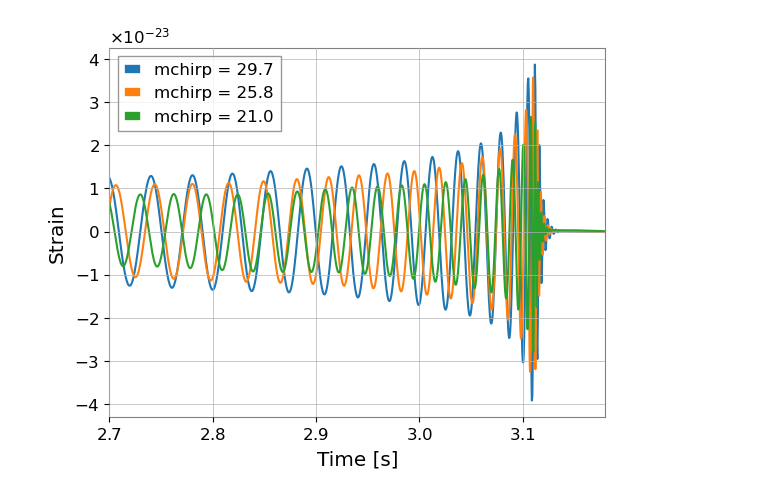
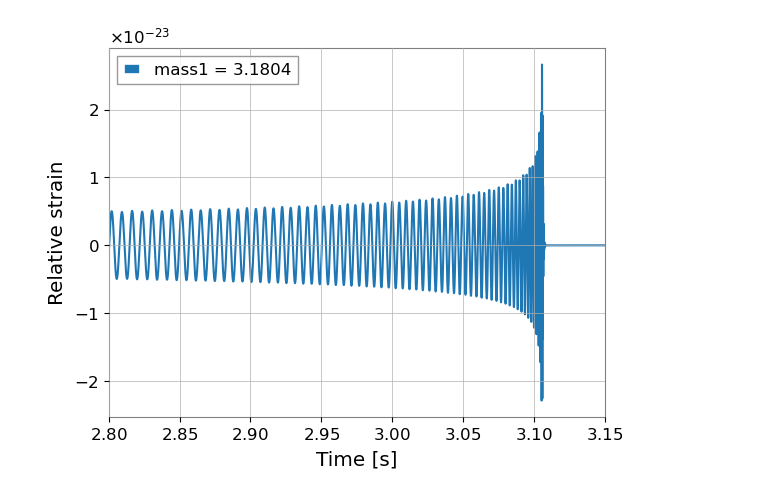
Before and after one commit to Glorieux-Victor/Internship_Victor_CBC_ET, a Jupyter notebook: code_Adrian/MLE_pipeline/src/complmentary_analyses.ipynb, the cells around one changed output. Cells and saved outputs as stored; diff of their text form; code cells hidden in the pictures.

Commit message:
better signal comparisons in frequency domain thanks to better signal modelisation + try minimisation of type2

```diff
--- a/code_Adrian/MLE_pipeline/src/complmentary_analyses.ipynb
+++ b/code_Adrian/MLE_pipeline/src/complmentary_analyses.ipynb
@@ -36,21 +22,27 @@ AttributeError: 'FrequencySeries' object has no attribute 'get_sample'
 # %%
-import matplotlib.pyplot as plt
-import numpy as np
-import pandas as pd
-from scipy.interpolate import interp1d
-from pycbc.types import FrequencySeries
-from likelihood import MDCGaussianNoise
+# cbc_params = {
+#               'mass1': 38.6,
+#               'mass2': 29.3,
+#               'spin1x': 0., 'spin2x': 0.,  'spin1y': 0., 'spin2y': 0.,  'spin1z': 0, 'spin2z': 0,
+#               'eccentricity': 0,
+#               'ra': 1.37, 'dec': -1.26, 'distance': 500,
+#               'polarization': 2.76, 'inclination': 0,
+#               'tc': 3.1 , 'coa_phase': 0.3,
+#               'approximant': 'IMRPhenomXPHM',
+#               'f_lower': 5
+#                 }
+
 
 cbc_params = {
-              'mass1': 38.6,
-              'mass2': 29.3,
+              'mass1': 3.180400e+00,
+              'mass2': 2.227131e+00,
               'spin1x': 0., 'spin2x': 0.,  'spin1y': 0., 'spin2y': 0.,  'spin1z': 0, 'spin2z': 0,
               'eccentricity': 0,
-              'ra': 1.37, 'dec': -1.26, 'distance': 10000,
-              'polarization': 2.76, 'inclination': 0,
-              'tc': 3.1 , 'coa_phase': 0.3,
+              'ra': -3.065290e-01, 'dec': 2.901400e-01, 'distance': 9.536026e+02,
+              'polarization': 2.283565e+00, 'inclination': 2.586509e+00,
+              'tc': 3.1 , 'coa_phase': 5.331577e+00,
               'approximant': 'IMRPhenomXPHM',
-              'f_lower': 5
+              'f_lower': 5, 'z' : 1.895000e-01
                 }
 
 ifos=['E1', 'E2', 'E3']
@@ -71,54 +63,15 @@ for ifo in ifos :
     psd_pycbc = FrequencySeries(psd_pycbc, delta_f=delta_f)
     psds[ifo] = psd_pycbc
 
-print(psds)
-
 
 model = MDCGaussianNoise(signal, psds)
 
-mass2 = cbc_params['mass2']
-masses = {'A' : 40, 'B' : 30, 'C' : 20}
-mchirp = {'A' : round(mchirp_from_mass1_mass2(masses['A'],mass2),1),'B' : round(mchirp_from_mass1_mass2(masses['B'],mass2),1),
-          'C' : round(mchirp_from_mass1_mass2(masses['C'],mass2),2)}
-
-fig_ts = plt.figure()
-ax_ts = fig_ts.gca()
-fig_fs = plt.figure()
-ax_fs = fig_fs.gca()
-# for key, val in masses.items():
-#     cbc_params['mass1'] = val
-#     model.maximized_params = cbc_params
-#     reconstructed_signal_fdomain, reconstructed_signal_tdomain = model.reconstruct_signal()
-#     ax_ts.plot(reconstructed_signal_tdomain['E1'].get_sample_times(),reconstructed_signal_tdomain['E1'],label = r'mchirp = {}'.format(mchirp[key]))
-#     tsgwpy = pycbc_to_gwpy(reconstructed_signal_tdomain)
-#     psd_opti = tsgwpy['E1'].psd()
-#     ax_fs.loglog(psd_opti.frequencies,psd_opti,label = r'mass1 = {}'.format(mchirp[key]))
-
-for key, val in masses.items():
-    cbc_params['mass1'] = val
-    model.maximized_params = cbc_params
-    reconstructed_signal_fdomain, reconstructed_signal_tdomain = model.reconstruct_signal()
-    ax_ts.plot(reconstructed_signal_tdomain['E1'].get_sample_times(),reconstructed_signal_tdomain['E1'],label = r'mchirp = {}'.format(mchirp[key]))
-    tsgwpy = pycbc_to_gwpy(reconstructed_signal_tdomain)
-    psd_opti = tsgwpy['E1'].psd()
-    freq_array = psd_opti.frequencies
-    psd_ET = FrequencySeries(psd_of_f(freq_array), delta_f=psd_pycbc.delta_f)
-    val = psd_opti.value + psd_ET
-    ax_fs.loglog(freq_array,psd_opti,label = r'mass1 = {}'.format(mchirp[key]))
 
 
-ET10km = pd.read_csv('../input/ET10km_columns.txt',sep = ' ',names=["frequencies", "A", "B", "C"])
-ax_fs.loglog(ET10km['frequencies'],ET10km['C'],label = 'Nominal noise PSD')
-ax_ts.legend()
-ax_fs.legend()
-ax_ts.set_xlabel('Time [s]')
-ax_fs.set_xlabel('Frequency [Hz]')
-ax_ts.set_ylabel('Strain')
-ax_fs.set_ylabel('PSD [1/Hz]')
-plt.tight_layout
+mass1 = {'param' : 'mass1', 'A' : 3.180400e+00}
+spins = {'param' : 'spin1z', 'A' : 1, 'B' : 0, 'C' : -1}
+# mchirp = {'A' : round(mchirp_from_mass1_mass2(mass1['A'],mass2),1),'B' : round(mchirp_from_mass1_mass2(mass1['B'],mass2),1),
+#           'C' : round(mchirp_from_mass1_mass2(mass1['C'],mass2),2)}
 
-ax_fs.set_xlim(4,1000)
-ax_fs.set_ylim(10e-70,10e-44)
-
-ax_ts.set_xlim(2.7,3.18)
+comparison_signals_params(model,mass1,cbc_params)
 # %% [output]
@@ -136 +85 @@ Segment duration: 64.0s
-[figure, old version]
+[figure, new version]
```
Also changed, not shown: parts of 4 cells of this notebook, 10 other files.
